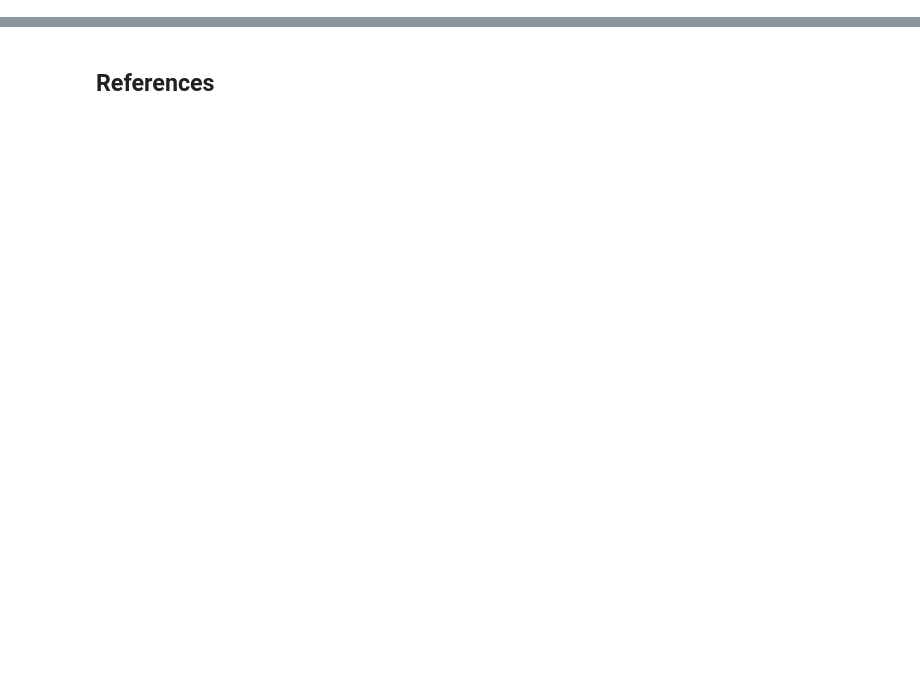
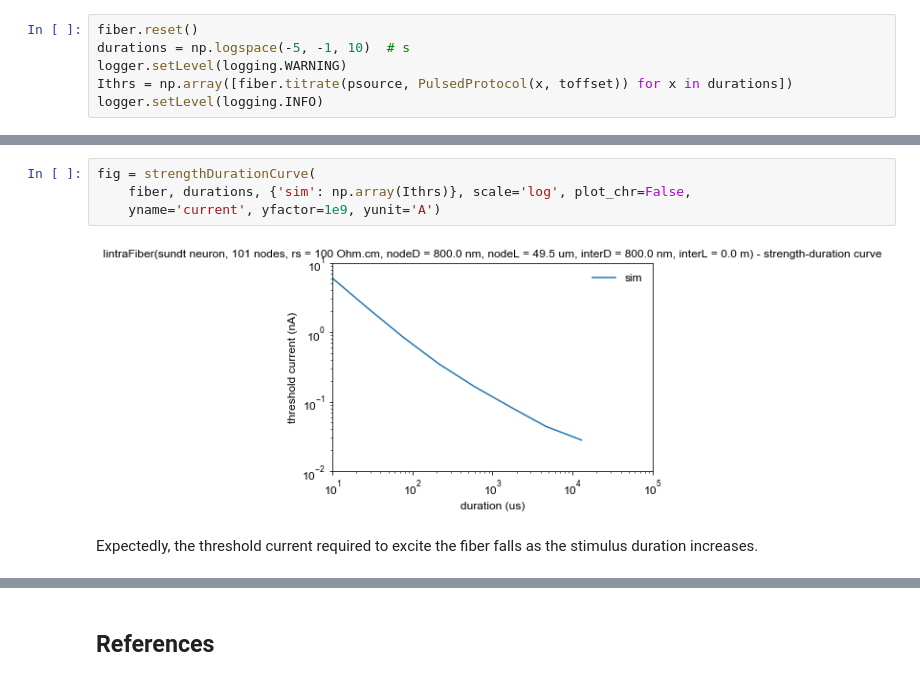
Before and after one commit to tjjlemaire/MorphoSONIC, a Jupyter notebook: notebooks/SENN model - unmyelinated neuron fiber.ipynb, the cells around one changed output, grey strips where cells are left out. Cells and saved outputs as stored; diff of their text form; blank space fills up the shorter version.

```diff
--- a/notebooks/SENN model - unmyelinated neuron fiber.ipynb
+++ b/notebooks/SENN model - unmyelinated neuron fiber.ipynb
@@ -159,0 +157,6 @@ As can be seen from the graph the treshold current required to excite the fiber
+# %%
+fiber.reset()
+durations = np.logspace(-5, -1, 10)  # s
+logger.setLevel(logging.WARNING)
+Ithrs = np.array([fiber.titrate(psource, PulsedProtocol(x, toffset)) for x in durations])
+logger.setLevel(logging.INFO)
@@ -159,0 +166,8 @@ As can be seen from the graph the treshold current required to excite the fiber
+# %%
+fig = strengthDurationCurve(
+    fiber, durations, {'sim': np.array(Ithrs)}, scale='log', plot_chr=False,
+    yname='current', yfactor=1e9, yunit='A')
+# %% [output]
+[figure, added]
+# %% [markdown]
+Expectedly, the threshold current required to excite the fiber falls as the stimulus duration increases.
```
Also changed, not shown: parts of 48 cells of this notebook, 2 other files.
